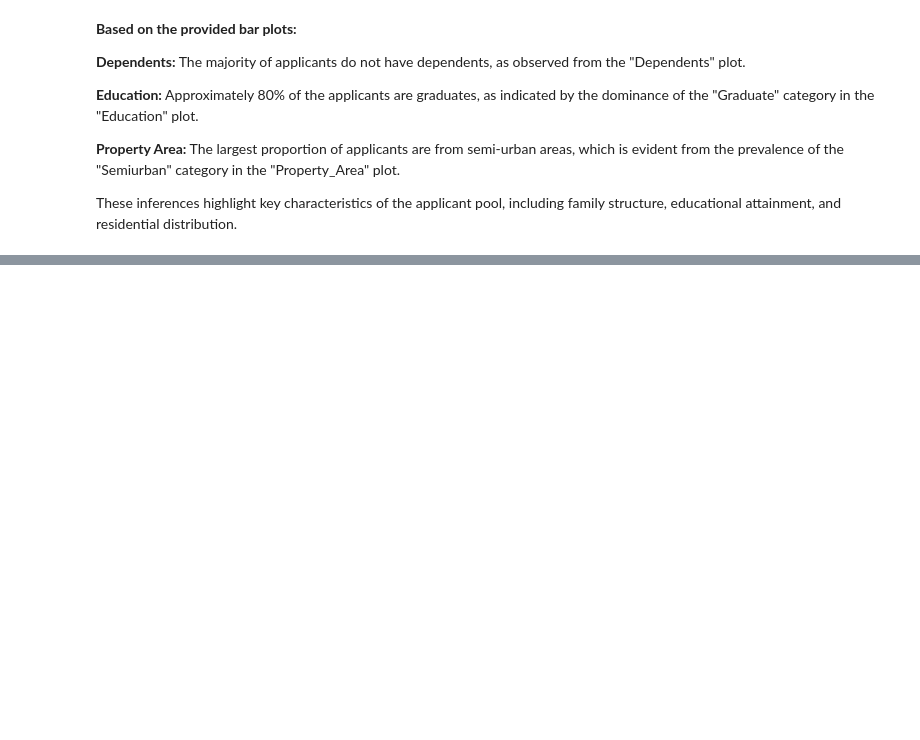
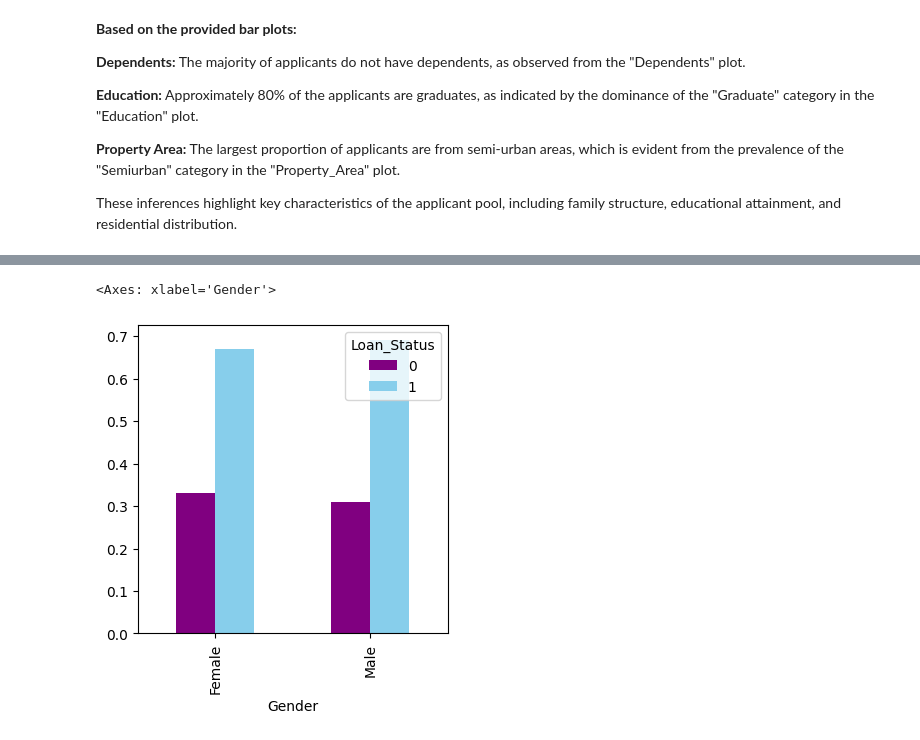
Before and after one commit to Eddie-254/Credit-Score-Prediction, a Jupyter notebook: credit_EDA.ipynb, the cells around one changed output, grey strips where cells are left out. Cells and saved outputs as stored; diff of their text form; code cells hidden in the pictures; blank space fills up the shorter version.

```diff
--- a/credit_EDA.ipynb
+++ b/credit_EDA.ipynb
@@ -397,0 +453,8 @@ These inferences highlight key characteristics of the applicant pool, including
+# %%
+# Visualize the Loan approval status based on gender
+Gender=pd.crosstab(df2['Gender'],df2['Loan_Status'])
+# create graph with colors  purple and blue
+Gender.div(Gender.sum(1).astype(float), axis=0).plot(kind="bar", figsize=(4,4), color = ['purple', 'skyblue'])
+# %% [output]
+<Axes: xlabel='Gender'>
+[figure, added]
```
Also changed, not shown: parts of 8 cells of this notebook.
